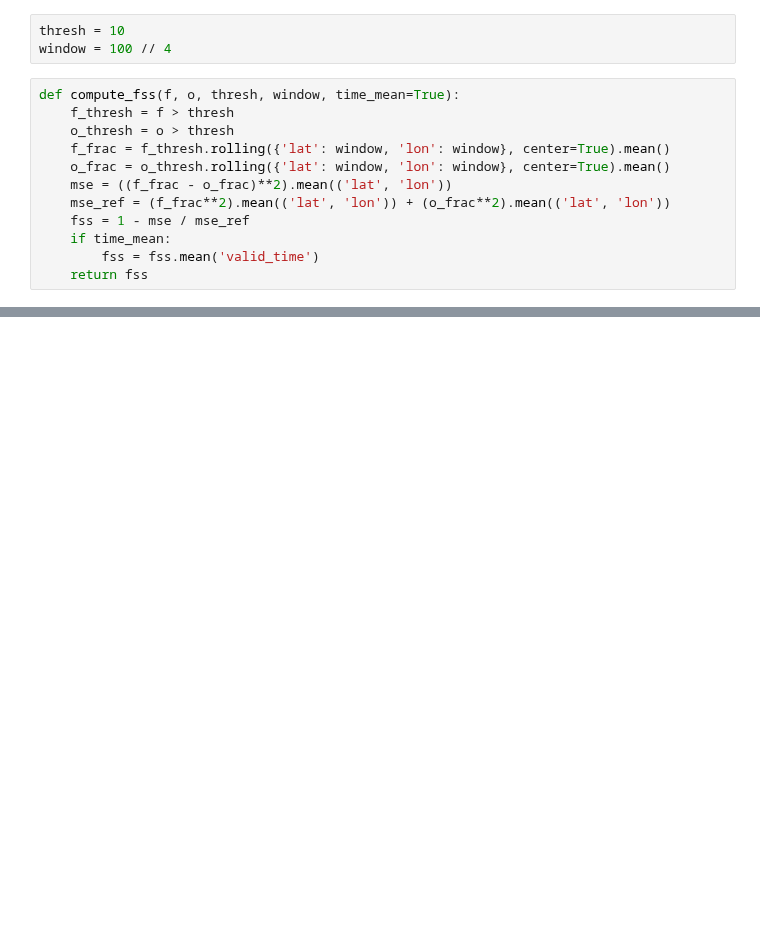
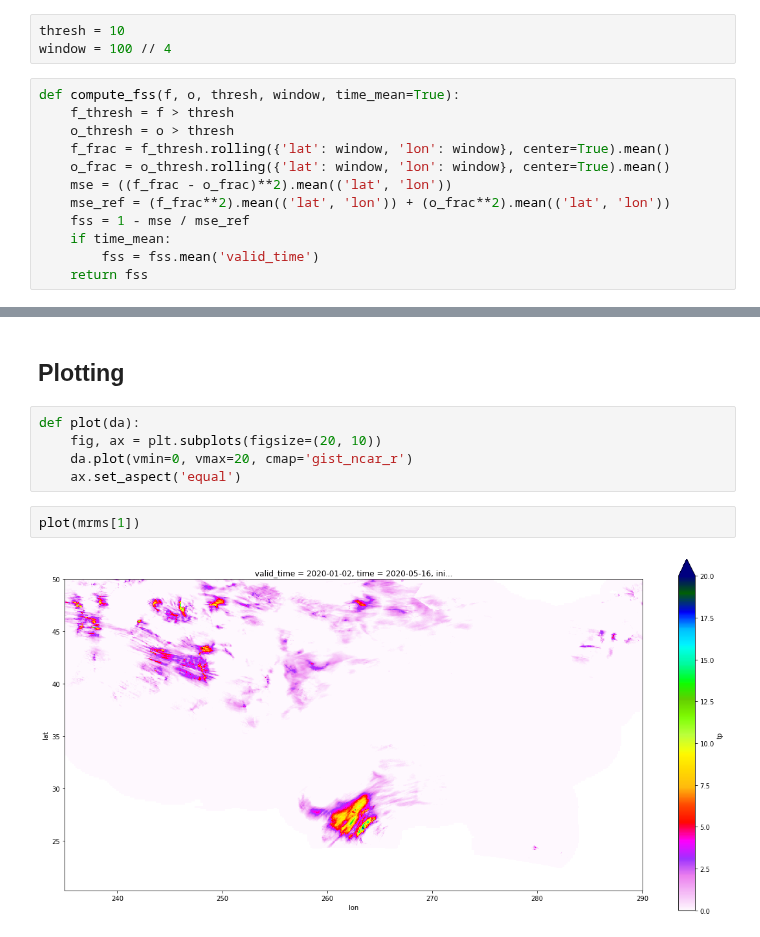
Before and after one commit to raspstephan/nwp-downscale, a Jupyter notebook: notebooks/stephan_notebooks/19-Eval-with-Ilans-models.ipynb, the cells around one changed output, grey strips where cells are left out. Cells and saved outputs as stored; diff of their text form; blank space fills up the shorter version.

```diff
--- a/notebooks/stephan_notebooks/19-Eval-with-Ilans-models.ipynb
+++ b/notebooks/stephan_notebooks/19-Eval-with-Ilans-models.ipynb
@@ -538,0 +544,11 @@ array(0.40051288)
+# %% [markdown]
+## Plotting
+# %%
+def plot(da):
+    fig, ax = plt.subplots(figsize=(20, 10))
+    da.plot(vmin=0, vmax=20, cmap='gist_ncar_r')
+    ax.set_aspect('equal')
+# %%
+plot(mrms[1])
+# %% [output]
+[figure, added]
```
Also changed, not shown: parts of 26 cells of this notebook, 2 other files.
